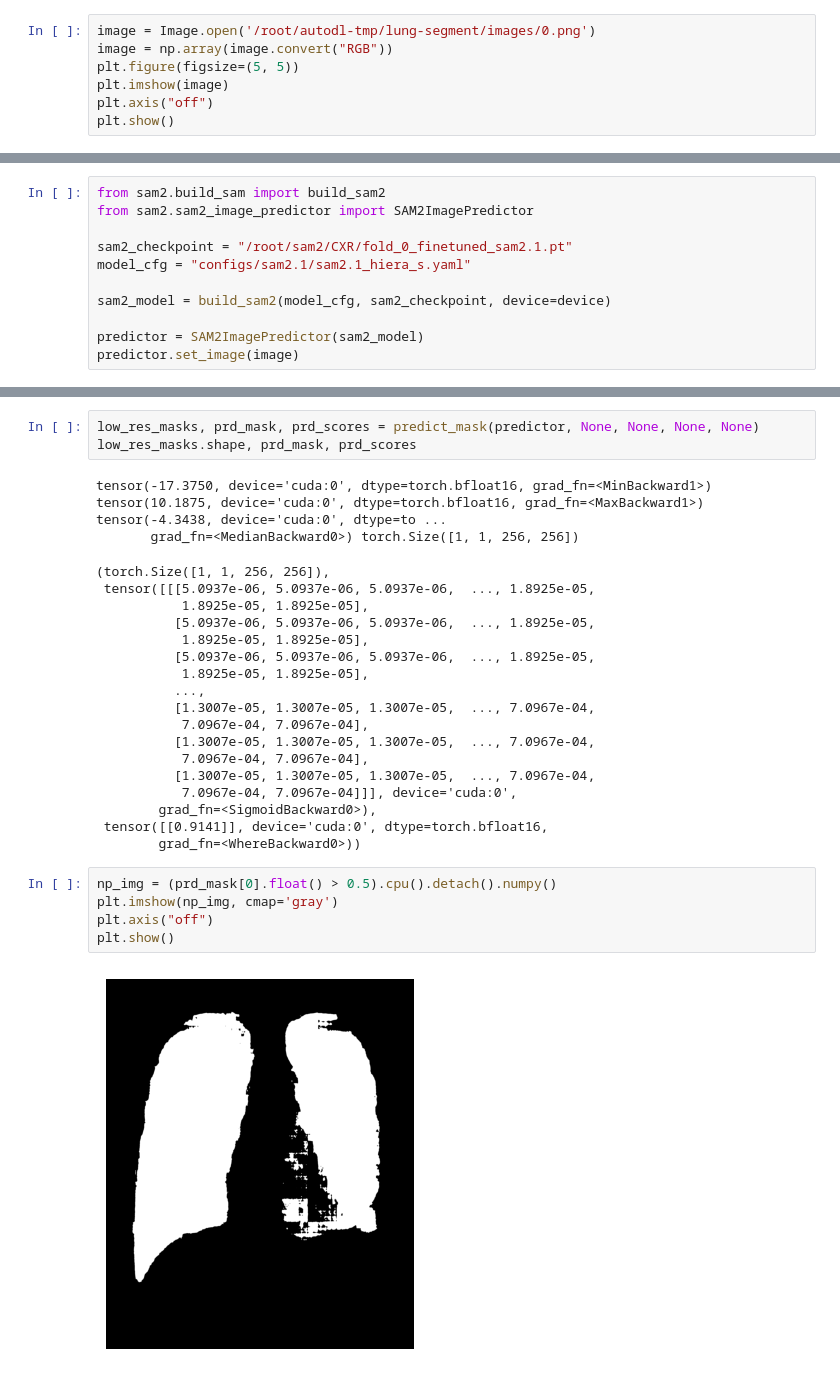
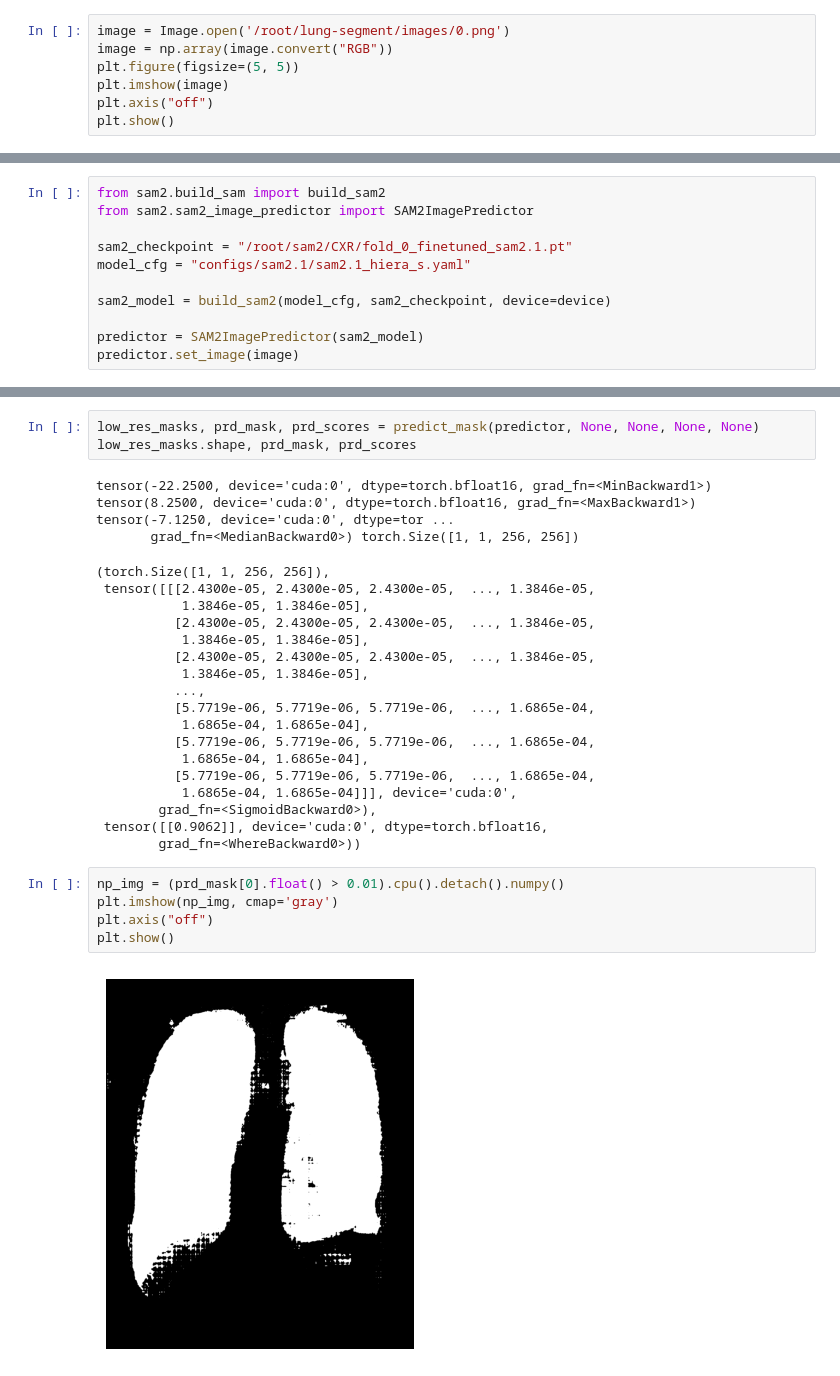
Before and after one commit to OliverViola/ET-SAM, a Jupyter notebook: CXR/post_process.ipynb, the cells around one changed output, grey strips where cells are left out. Cells and saved outputs as stored; diff of their text form.

```diff
--- a/CXR/post_process.ipynb
+++ b/CXR/post_process.ipynb
@@ -94,7 +41,7 @@ elif device.type == "mps":
 # %% [output]
 using device: cuda
 # %%
-image = Image.open('/root/autodl-tmp/lung-segment/images/0.png')
+image = Image.open('/root/lung-segment/images/0.png')
 image = np.array(image.convert("RGB"))
 plt.figure(figsize=(5, 5))
 plt.imshow(image)
@@ -133,29 +96,29 @@ def predict_mask(predictor:SAM2ImagePredictor, points, labels, boxes, mask):
 low_res_masks, prd_mask, prd_scores = predict_mask(predictor, None, None, None, None)
 low_res_masks.shape, prd_mask, prd_scores
 # %% [output]
-tensor(-17.3750, device='cuda:0', dtype=torch.bfloat16, grad_fn=<MinBackward1>) tensor(10.1875, device='cuda:0', dtype=torch.bfloat16, grad_fn=<MaxBackward1>) tensor(-4.3438, device='cuda:0', dtype=to ...
+tensor(-22.2500, device='cuda:0', dtype=torch.bfloat16, grad_fn=<MinBackward1>) tensor(8.2500, device='cuda:0', dtype=torch.bfloat16, grad_fn=<MaxBackward1>) tensor(-7.1250, device='cuda:0', dtype=tor ...
        grad_fn=<MedianBackward0>) torch.Size([1, 1, 256, 256])
 (torch.Size([1, 1, 256, 256]),
- tensor([[[5.0937e-06, 5.0937e-06, 5.0937e-06,  ..., 1.8925e-05,
-           1.8925e-05, 1.8925e-05],
-          [5.0937e-06, 5.0937e-06, 5.0937e-06,  ..., 1.8925e-05,
-           1.8925e-05, 1.8925e-05],
-          [5.0937e-06, 5.0937e-06, 5.0937e-06,  ..., 1.8925e-05,
-           1.8925e-05, 1.8925e-05],
+ tensor([[[2.4300e-05, 2.4300e-05, 2.4300e-05,  ..., 1.3846e-05,
+           1.3846e-05, 1.3846e-05],
+          [2.4300e-05, 2.4300e-05, 2.4300e-05,  ..., 1.3846e-05,
+           1.3846e-05, 1.3846e-05],
+          [2.4300e-05, 2.4300e-05, 2.4300e-05,  ..., 1.3846e-05,
+           1.3846e-05, 1.3846e-05],
           ...,
-          [1.3007e-05, 1.3007e-05, 1.3007e-05,  ..., 7.0967e-04,
-           7.0967e-04, 7.0967e-04],
-          [1.3007e-05, 1.3007e-05, 1.3007e-05,  ..., 7.0967e-04,
-           7.0967e-04, 7.0967e-04],
-          [1.3007e-05, 1.3007e-05, 1.3007e-05,  ..., 7.0967e-04,
-           7.0967e-04, 7.0967e-04]]], device='cuda:0',
+          [5.7719e-06, 5.7719e-06, 5.7719e-06,  ..., 1.6865e-04,
+           1.6865e-04, 1.6865e-04],
+          [5.7719e-06, 5.7719e-06, 5.7719e-06,  ..., 1.6865e-04,
+           1.6865e-04, 1.6865e-04],
+          [5.7719e-06, 5.7719e-06, 5.7719e-06,  ..., 1.6865e-04,
+           1.6865e-04, 1.6865e-04]]], device='cuda:0',
         grad_fn=<SigmoidBackward0>),
- tensor([[0.9141]], device='cuda:0', dtype=torch.bfloat16,
+ tensor([[0.9062]], device='cuda:0', dtype=torch.bfloat16,
         grad_fn=<WhereBackward0>))
 # %%
-np_img = (prd_mask[0].float() > 0.5).cpu().detach().numpy()
+np_img = (prd_mask[0].float() > 0.01).cpu().detach().numpy()
 plt.imshow(np_img, cmap='gray')
 plt.axis("off")
 plt.show()
 # %% [output]
-[figure, old version]
+[figure, new version]
```
Also changed, not shown: parts of 13 cells of this notebook, 22 other files.
